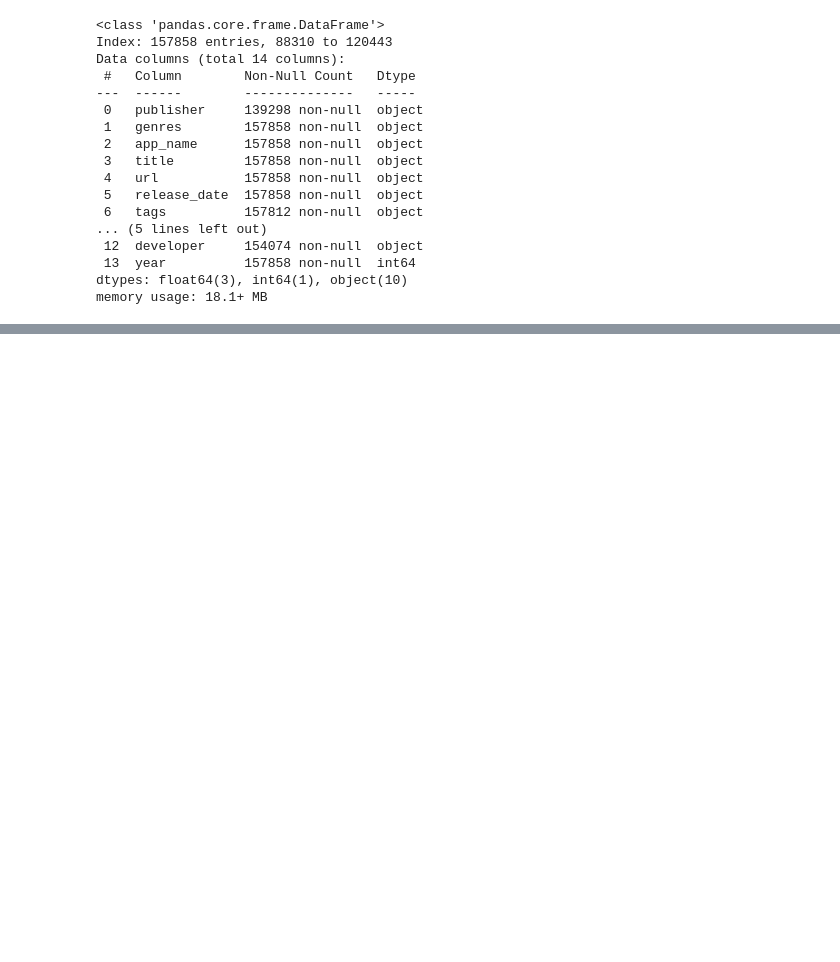
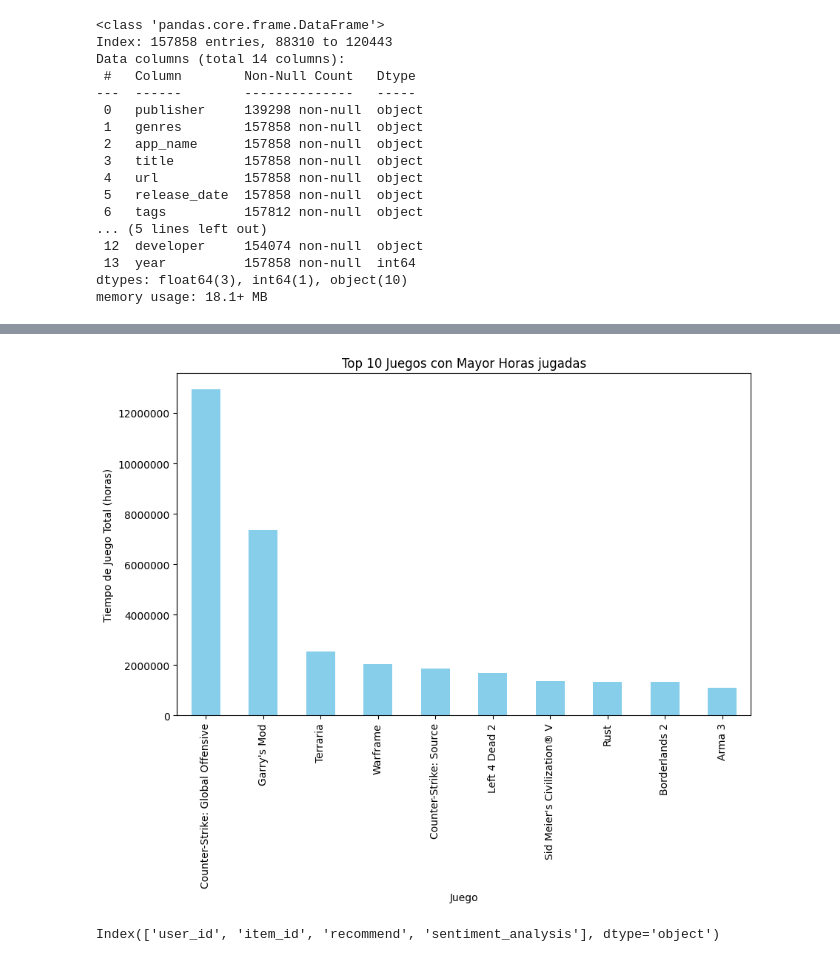
Before and after one commit to MarceloOrtizz/Proyecto_MLOps_Steam, a Jupyter notebook: etl_eda/EDA.ipynb, the cells around one changed output, grey strips where cells are left out. Saved outputs shown, nothing was run; the diff lists cells and outputs as text; code cells hidden in the pictures; blank space fills up the shorter version.

```diff
--- a/etl_eda/EDA.ipynb
+++ b/etl_eda/EDA.ipynb
@@ -323,0 +360,20 @@ memory usage: 18.1+ MB
+# %%
+df_no_duplicates = steam_games[['id', 'app_name']].drop_duplicates()
+# %%
+todo=users_items.merge(df_no_duplicates, left_on='item_id', right_on='id')
+# %%
+total_playtime_per_game = todo.groupby('app_name')['playtime_forever'].sum()
+
+# Selecciona los 10 juegos con más tiempo de juego total
+top_games = total_playtime_per_game.sort_values(ascending=False).head(10)
+
+# Crea un gráfico de barras para los 10 juegos principales
+plt.figure(figsize=(10, 6))
+top_games.plot(kind='bar', color='skyblue')
+plt.title('Top 10 Juegos con Mayor Horas jugadas')
+plt.xlabel('Juego')
+plt.ylabel('Tiempo de Juego Total (horas)')
+plt.ticklabel_format(style='plain', axis='y')
+plt.show()
+# %% [output]
+[figure, added]
@@ -323,0 +382,4 @@ memory usage: 18.1+ MB
+# %%
+user_reviews.columns
+# %% [output]
+Index(['user_id', 'item_id', 'recommend', 'sentiment_analysis'], dtype='object')
```
Also changed, not shown: parts of 5 cells of this notebook.
